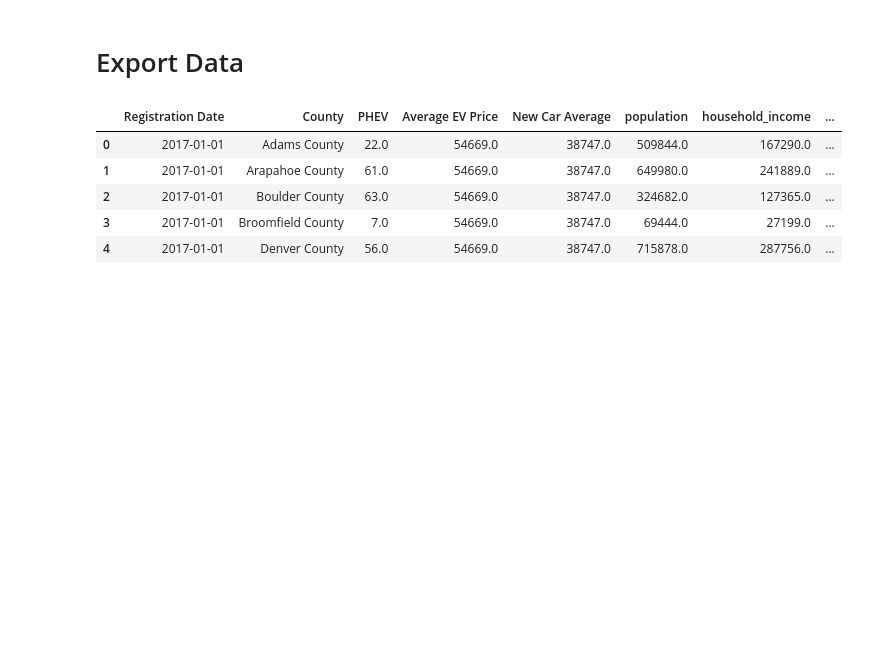
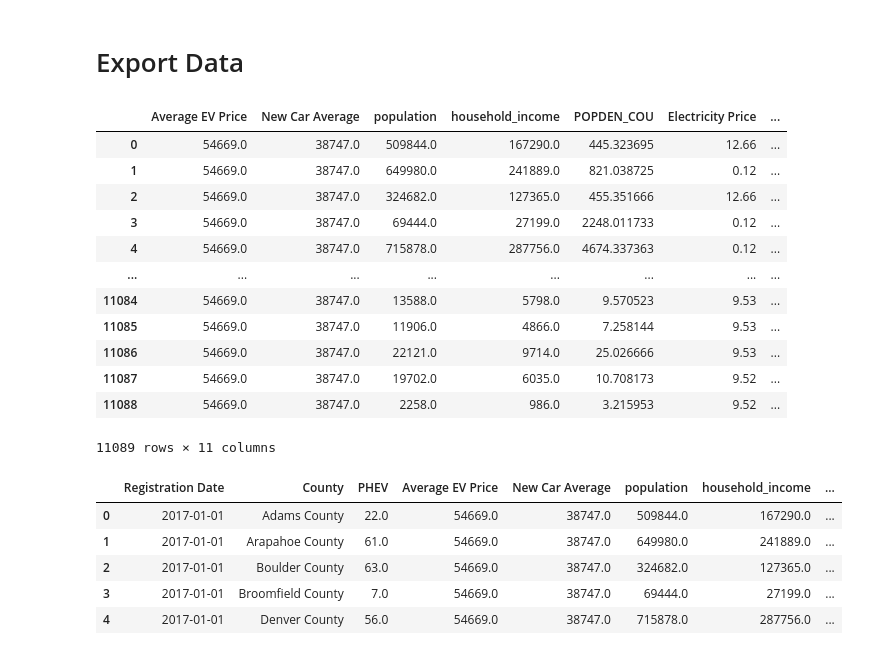
Before and after one commit to shakesy94/ev_adoption_ml, a Jupyter notebook: Preprocessing and Featurization.ipynb, the cells around one changed output. Drawn from its saved outputs; the diff is of its cells as text; code cells hidden in the pictures; blank space fills up the shorter version.

Commit message:
Added back unix

```diff
--- a/Preprocessing and Featurization.ipynb
+++ b/Preprocessing and Featurization.ipynb
@@ -552,7 +538,7 @@ predict_label = ['PHEV', 'BEV']
 # Drop zip code since it would increase the number of features by ~4k
 # also zip code is highly correlated to population and income
 # Drop registration date since we will change to Unix timestamps
-drop_col = ['state','County', 'Registration Date', 'fips', 'Unix Time']
+drop_col = ['state','County', 'Registration Date', 'fips']
 
 # Get labels of all features
 features = [c for c in df.columns if c not in predict_label + drop_col]
@@ -565,6 +551,22 @@ df = df.reset_index(drop=True)
 df.to_csv('./Data/df_all_features_county.csv', index = False)
 df[features].to_csv('./Data/df_X_county.csv', index = False)
 df[predict_label].to_csv('./Data/df_y_county.csv', index = False)
+# %%
+df[features]
+# %% [output]
+|  | Average EV Price | New Car Average | population | household_income | POPDEN_COU | Electricity Price | ... |
+| 0 | 54669.0 | 38747.0 | 509844.0 | 167290.0 | 445.323695 | 12.66 | ... |
+| 1 | 54669.0 | 38747.0 | 649980.0 | 241889.0 | 821.038725 | 0.12 | ... |
+| 2 | 54669.0 | 38747.0 | 324682.0 | 127365.0 | 455.351666 | 12.66 | ... |
+| 3 | 54669.0 | 38747.0 | 69444.0 | 27199.0 | 2248.011733 | 0.12 | ... |
+| 4 | 54669.0 | 38747.0 | 715878.0 | 287756.0 | 4674.337363 | 0.12 | ... |
+| ... | ... | ... | ... | ... | ... | ... | ... |
+| 11084 | 54669.0 | 38747.0 | 13588.0 | 5798.0 | 9.570523 | 9.53 | ... |
+| 11085 | 54669.0 | 38747.0 | 11906.0 | 4866.0 | 7.258144 | 9.53 | ... |
+| 11086 | 54669.0 | 38747.0 | 22121.0 | 9714.0 | 25.026666 | 9.53 | ... |
+| 11087 | 54669.0 | 38747.0 | 19702.0 | 6035.0 | 10.708173 | 9.52 | ... |
+| 11088 | 54669.0 | 38747.0 | 2258.0 | 986.0 | 3.215953 | 9.52 | ... |
+11089 rows × 11 columns
 # %%
 df.head()
 # %% [output]
```
Also changed, not shown: parts of 1 cell of this notebook, 2 other files.
